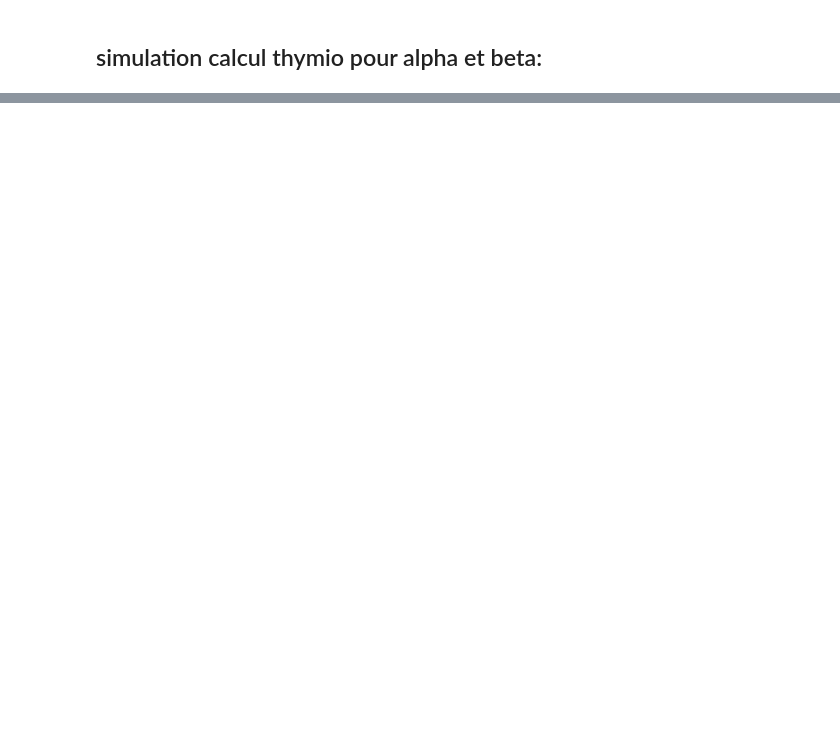
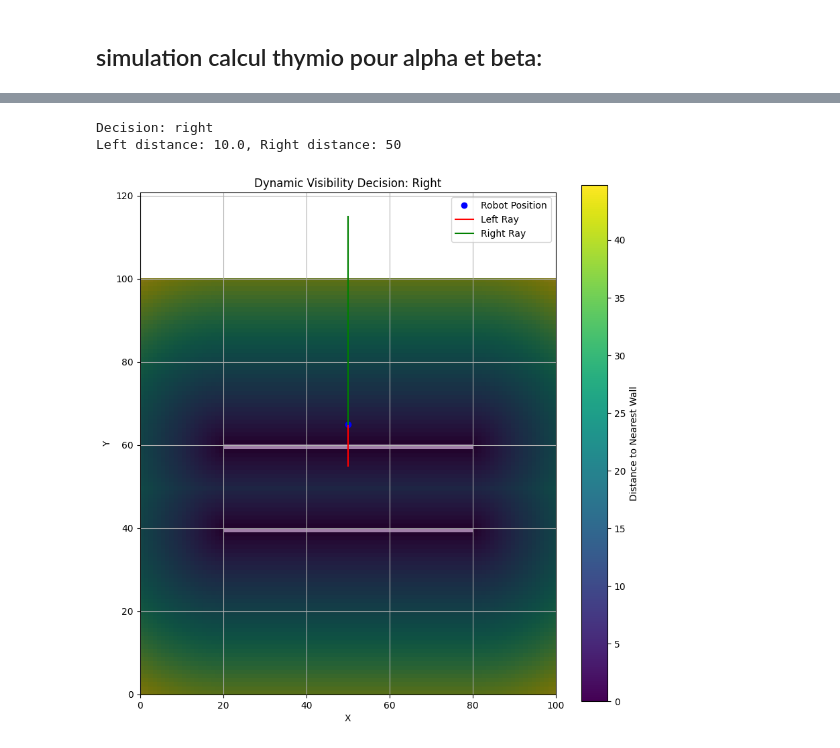
Before and after one commit to ashtondoane/MobileRoboticsProject, a Jupyter notebook: Motion_control_ekf_working.ipynb, the cells around one changed output, grey strips where cells are left out. Cells and saved outputs as stored; diff of their text form; code cells hidden in the pictures; blank space fills up the shorter version.

```diff
--- a/Motion_control_ekf_working.ipynb
+++ b/Motion_control_ekf_working.ipynb
@@ -943,0 +992,49 @@ stop_thymio()
+# %%
+def visualize_dynamic_visibility(global_map, dist_map, position, decision, left_distance, right_distance):
+    x, y, theta = position
+    direction_vector = np.array([np.cos(theta), np.sin(theta)])
+    left_normal = np.array([-direction_vector[1], direction_vector[0]])
+    right_normal = np.array([direction_vector[1], -direction_vector[0]])
+
+    # Flip y-coordinate for visualization
+    flipped_y = dist_map.shape[0] - y
+
+    # Plot the distance transform
+    plt.figure(figsize=(10, 10))
+    plt.imshow(dist_map.T, origin='upper', cmap='viridis', extent=(0, global_map.shape[1], 0, global_map.shape[0]))
+
+    plt.colorbar(label="Distance to Nearest Wall")
+    plt.title(f"Dynamic Visibility Decision: {decision.capitalize()}")
+
+    # Overlay the walls
+    plt.imshow(global_map.T, origin='upper', cmap='gray', alpha=0.5, extent=(0, global_map.shape[1], 0, global_map.shape[0]))
+
+    # Plot robot position
+    plt.plot(x, flipped_y, 'bo', label="Robot Position")
+
+    # Plot left and right rays
+    plt.plot([x, x + left_distance * left_normal[0]],
+             [flipped_y, flipped_y - left_distance * left_normal[1]], 'r-', label="Left Ray")
+    plt.plot([x, x + right_distance * right_normal[0]],
+             [flipped_y, flipped_y - right_distance * right_normal[1]], 'g-', label="Right Ray")
+
+    # Add legend and labels
+    plt.xlabel("X")
+    plt.ylabel("Y")
+    plt.legend()
+    plt.grid(True)
+    plt.show()
+
+
+# Example Usage
+robot_position = (50, 35, 0)  # (x, y, theta)
+decision, left_distance, right_distance = check_sides(robot_position, dist_map, max_visibility=50, step=5)
+print(f"Decision: {decision}")
+print(f"Left distance: {left_distance}, Right distance: {right_distance}")
+
+# Visualize the decision
+visualize_dynamic_visibility(global_map, dist_map, robot_position, decision, left_distance, right_distance)
+# %% [output]
+Decision: right
+Left distance: 10.0, Right distance: 50
+[figure, added]
```
Also changed, not shown: parts of 33 cells of this notebook, 1 other file.
